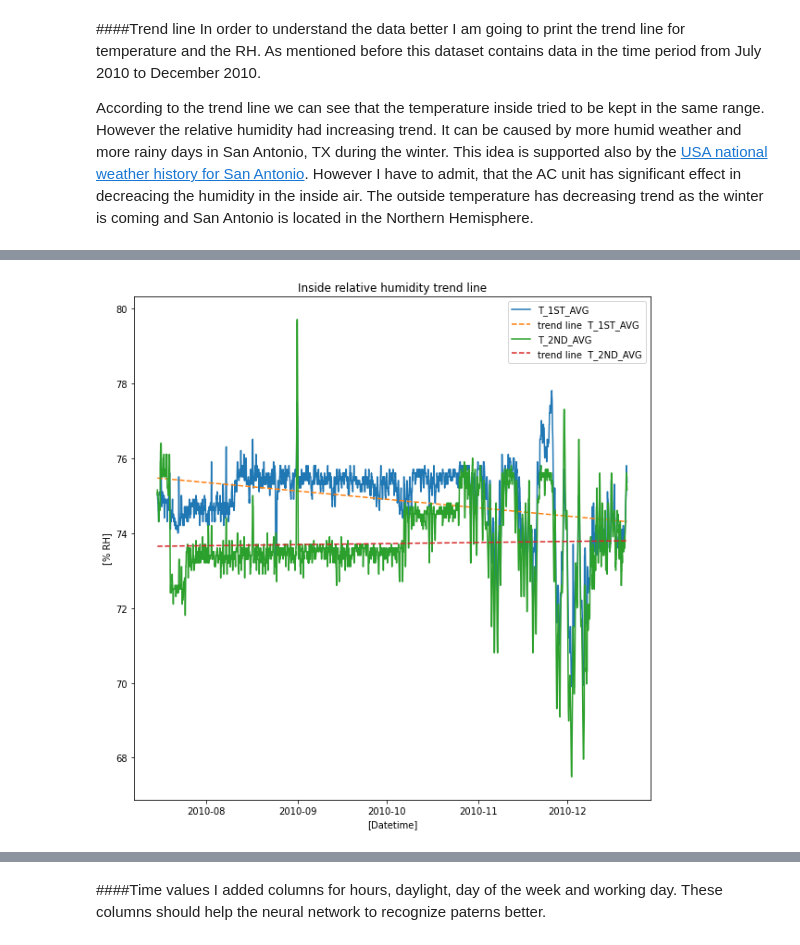
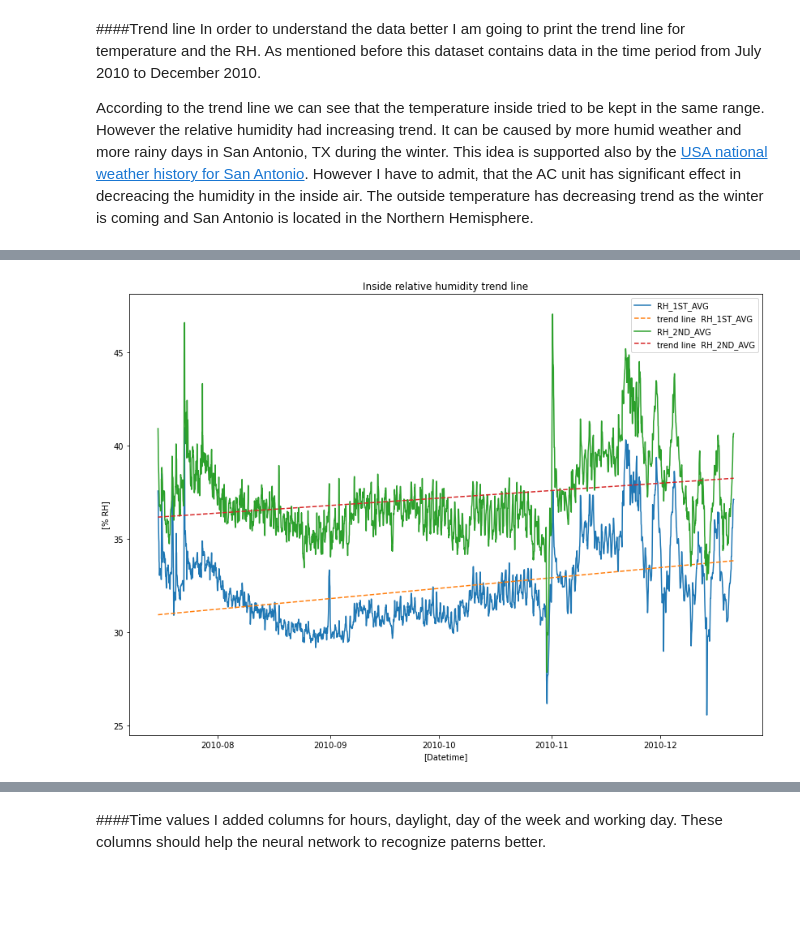
Before and after one commit to milanzongor/fault_detection_project, a Jupyter notebook: fault_detection_project.ipynb, the cells around one changed output, grey strips where cells are left out. Saved outputs shown, nothing was run; the diff lists cells and outputs as text; code cells hidden in the pictures; blank space fills up the shorter version.

```diff
--- a/fault_detection_project.ipynb
+++ b/fault_detection_project.ipynb
@@ -76,8 +77,8 @@ figsize(14, 10)
 # %% [markdown]
 ###Loading dataset
 # %%
-PROJECT_PATH = "/content/drive/My Drive/School/B3B38DIT/House_11_edit.csv"
-df_raw = pd.read_csv(PROJECT_PATH)
+PROJECT_PATH = "/content/drive/My Drive/School/B3B38DIT/"
+df_raw = pd.read_csv(PROJECT_PATH + "House_11_edit.csv")
 
 df_raw.drop(['Year_RTM.1', 'Day_RTM.1', 'Hour_Minute_RTM.1', 'PrgSig.1', 'VBatt.1'], axis=1, inplace=True)
 
@@ -398,22 +413,22 @@ plt.ylabel("[°F]");
 # %%
-Dafeatures_to_plot = ['RH_1ST_AVG', 'RH_2ND_AVG']
+features_to_plot = ['RH_1ST_AVG', 'RH_2ND_AVG']
 
 x = dates.date2num(df.Datetime)
-plt.figure(figsize=(10, 10))
 
 for feature in features_to_plot:
   y = df[feature]
   plt.plot(x, y, label=feature)
   z = np.polyfit(x, y, 1)
   p = np.poly1d(z)
   plt.plot_date(x,p(x),"--", label="trend line  " + feature)
 
 plt.legend(loc="best")
 plt.title("Inside relative humidity trend line")
 plt.xlabel("[Datetime]")
 plt.ylabel("[% RH]");
+plt.savefig(PROJECT_PATH + "inside_rh_trend_line" + ".pdf", bbox_inches='tight');
 # %% [output]
-[figure, old version]
+[figure, new version]
 # %%
 feature = 'T_Out_AVG'
 
```
Also changed, not shown: parts of 25 cells of this notebook.
